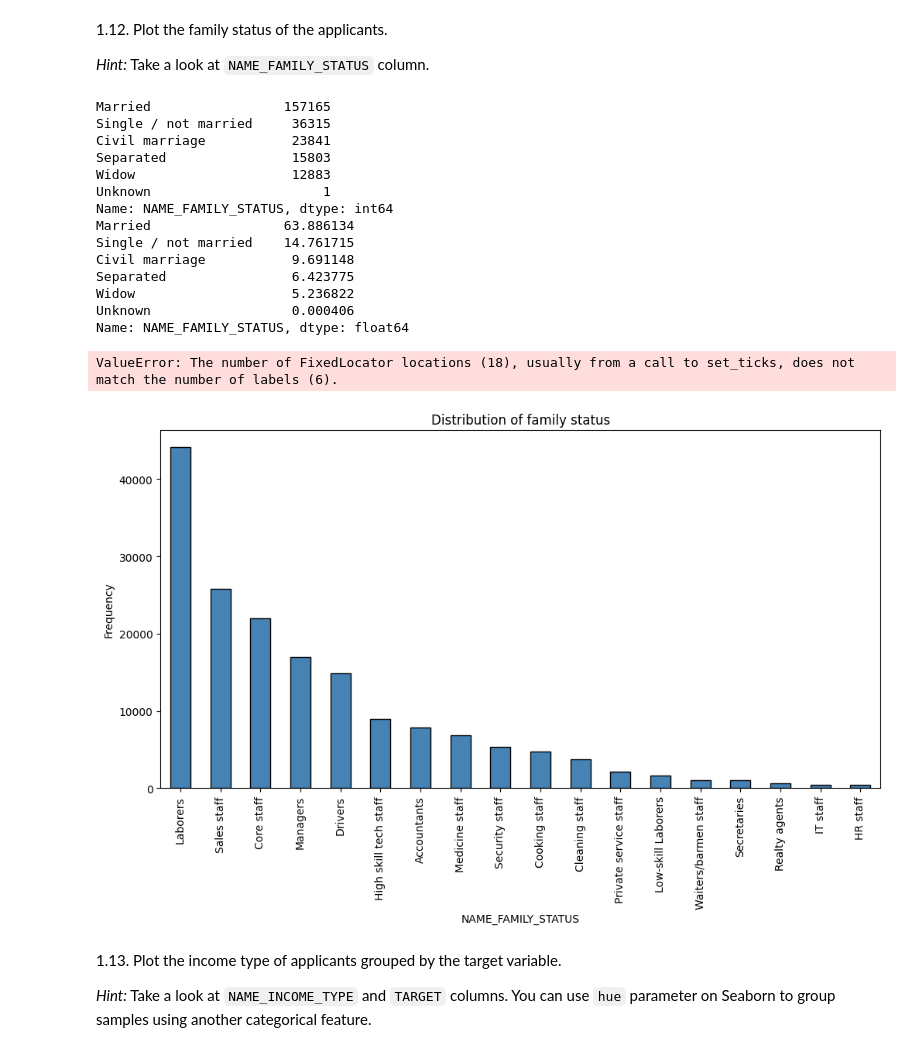
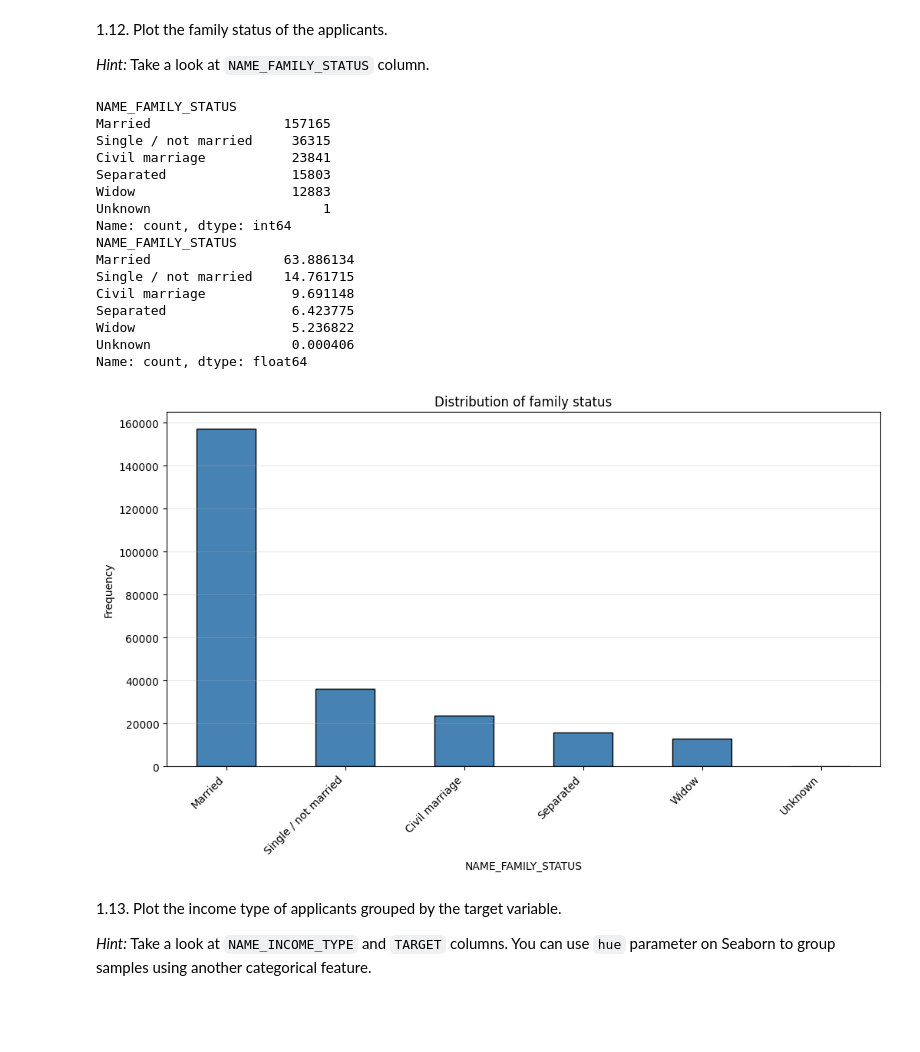
Before and after one commit to IgnacioFucksmann/AnyoneAI_Sprint_Project_2, a Jupyter notebook: AnyoneAI - Sprint Project 02.ipynb, the cells around one changed output. Drawn from its saved outputs; the diff is of its cells as text; code cells hidden in the pictures; blank space fills up the shorter version.

```diff
--- a/AnyoneAI - Sprint Project 02.ipynb
+++ b/AnyoneAI - Sprint Project 02.ipynb
@@ -356,37 +360,38 @@ Name: OCCUPATION_TYPE, dtype: float64
 # %%
 ### TODO Complete in this cell: family status
 family_counts = app_train['NAME_FAMILY_STATUS'].value_counts()
 family_percent = (family_counts / len(app_train) * 100)
 
 
 print(family_counts)
 
 print(family_percent)
 
 fig, ax = plt.subplots(figsize=(12, 6))
-ocupation_counts.plot(kind='bar', ax=ax, color='steelblue', edgecolor='black')
+family_counts.plot(kind='bar', ax=ax, color='steelblue', edgecolor='black')
 ax.set_xlabel('NAME_FAMILY_STATUS')
 ax.set_ylabel('Frequency')
 ax.set_title('Distribution of family status')
 ax.set_xticklabels(family_counts.index, rotation=45, ha='right')
 ax.grid(axis='y', alpha=0.3)
 # %% [output]
+NAME_FAMILY_STATUS
 Married                 157165
 Single / not married     36315
 Civil marriage           23841
 Separated                15803
 Widow                    12883
 Unknown                      1
-Name: NAME_FAMILY_STATUS, dtype: int64
+Name: count, dtype: int64
+NAME_FAMILY_STATUS
 Married                 63.886134
 Single / not married    14.761715
 Civil marriage           9.691148
 Separated                6.423775
 Widow                    5.236822
 Unknown                  0.000406
-Name: NAME_FAMILY_STATUS, dtype: float64
+Name: count, dtype: float64
-ValueError: The number of FixedLocator locations (18), usually from a call to set_ticks, does not match the number of labels (6).
-[figure, old version]
+[figure, new version]
 # %% [markdown]
 1.13. Plot the income type of applicants grouped by the target variable.
 
```
Also changed, not shown: parts of 18 cells of this notebook, 2 other files.
